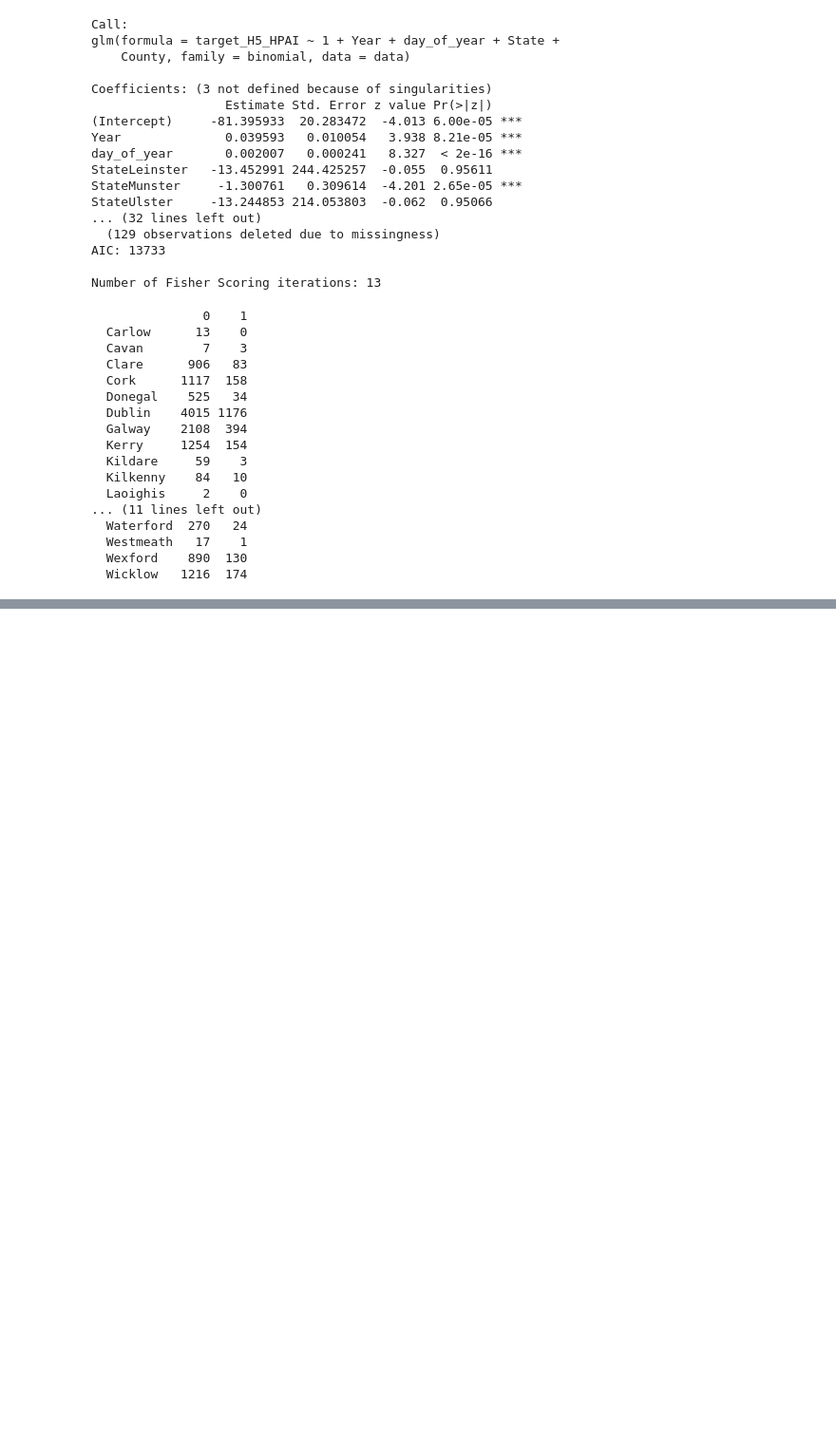
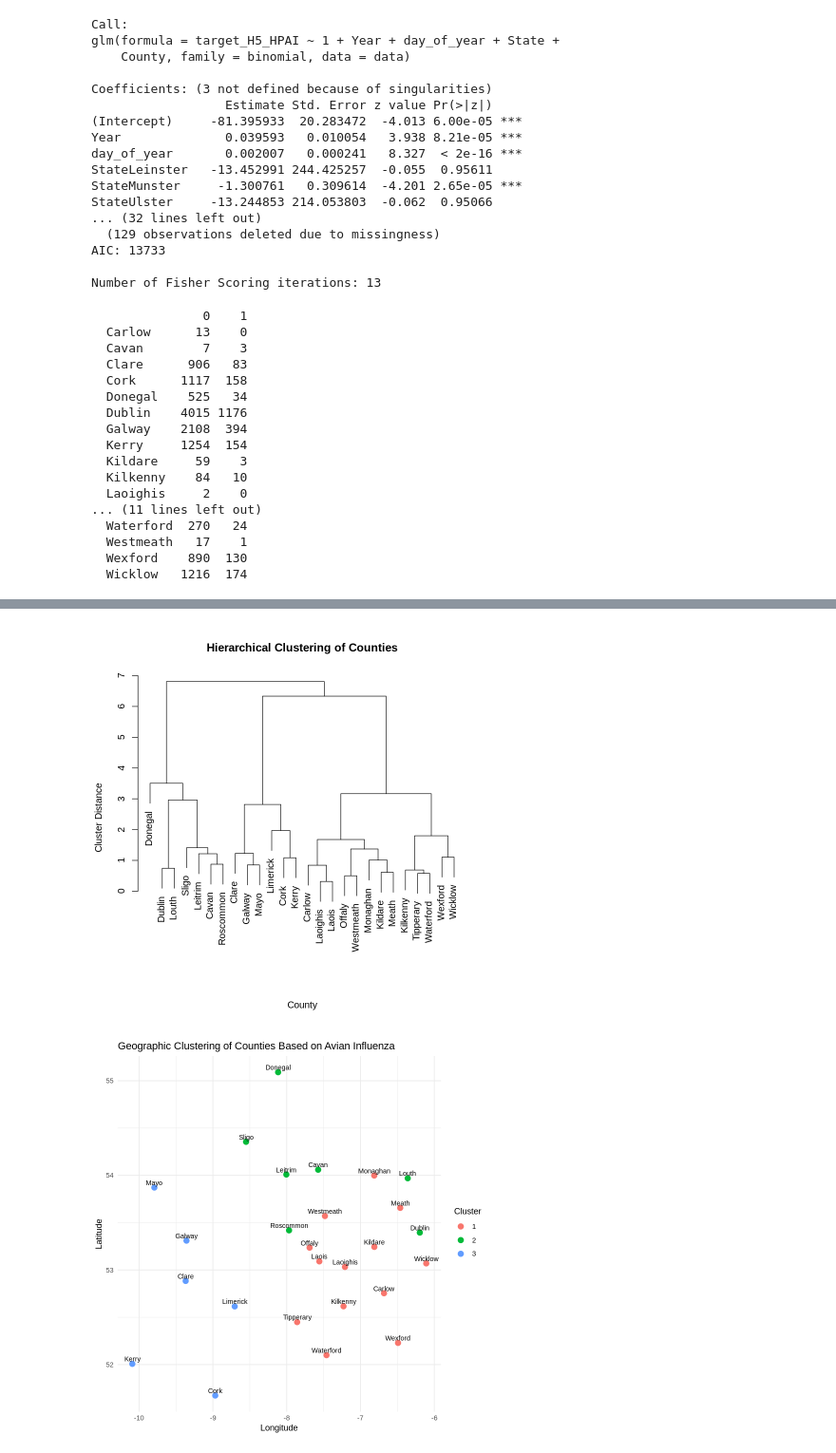
Before and after one commit to mpbeck/ANS-128-GP-The-Explorers-, a Jupyter notebook: code.ipynb, the cells around one changed output, grey strips where cells are left out. Shown: that part at 95% size. Drawn from its saved outputs; the diff is of its cells as text; code cells hidden in the pictures; blank space fills up the shorter version.

```diff
--- a/code.ipynb
+++ b/code.ipynb
@@ -162 +165,38 @@ ggplot(yearly_summary, aes(x = Year, y = count_cases, color = Cluster)) +
+# %%
+# Aggregate data by County for geographic clustering
+geo_summary <- data %>%
+  group_by(County) %>%
+  summarize(
+    count_cases = n(),
+    h5_hpai_rate = 10*mean(target_H5_HPAI, na.rm = TRUE), # Mean flu occurence per county
+    avg_latitude = mean(Latitude, na.rm = TRUE),
+    avg_longitude = mean(Longitude, na.rm = TRUE)
+  ) %>%
+  drop_na()
+
+# Standardize the features for clustering
+geo_features <- scale(geo_summary[, c("h5_hpai_rate", "avg_latitude", "avg_longitude")])
+
+# Compute hierarchical clustering using Ward's method
+hclust_result <- hclust(dist(geo_features), method = "ward.D2")
+
+# Plot the dendrogram
+plot(hclust_result, labels = geo_summary$County, main = "Hierarchical Clustering of Counties",
+     xlab = "County", ylab = "Cluster Distance", sub = "")
+
+# Assign clusters
+num_clusters <- 3  # Adjust as needed
+geo_summary$Cluster <- as.factor(cutree(hclust_result, k = num_clusters))
+
+# Visualizing clusters with County labels
+ggplot(geo_summary, aes(x = avg_longitude, y = avg_latitude, color = Cluster)) +
+  geom_point(size = 3) +
+  geom_text(aes(x = avg_longitude, y = avg_latitude, label = County),
+            vjust = -0.5, hjust = 0.5, size = 3, color = "black", inherit.aes = FALSE) +  # Fix legend issue
+  labs(title = "Geographic Clustering of Counties Based on Avian Influenza",
+       x = "Longitude", y = "Latitude", color = "Cluster") +
+  theme_minimal()
+# %% [output]
+[figure, added]
+[figure, added]
 # %%
```
Also changed, not shown: parts of 2 cells of this notebook.
